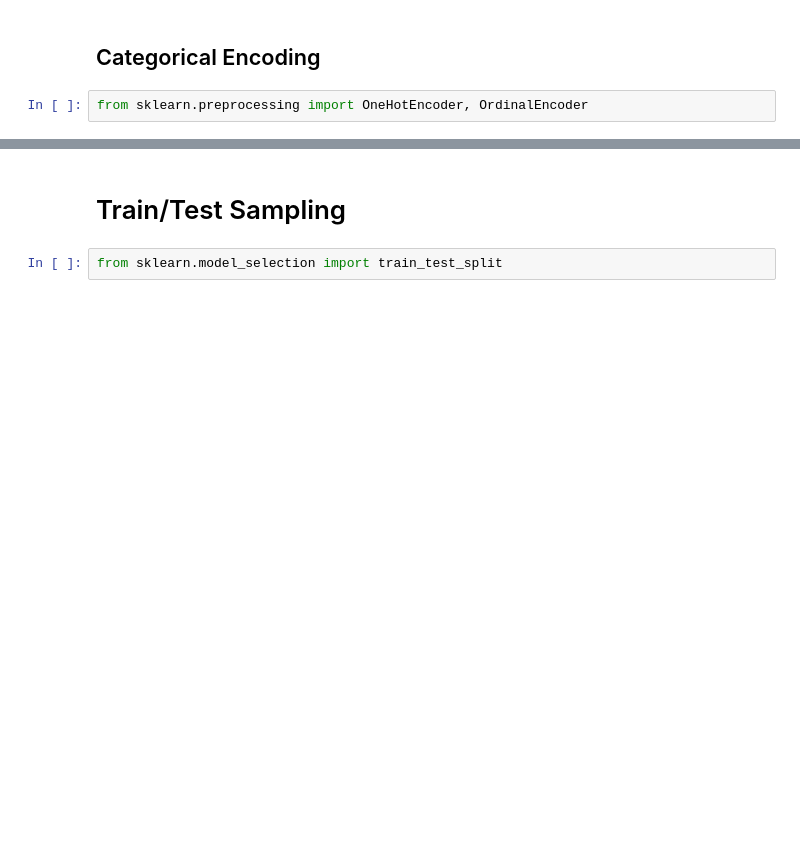
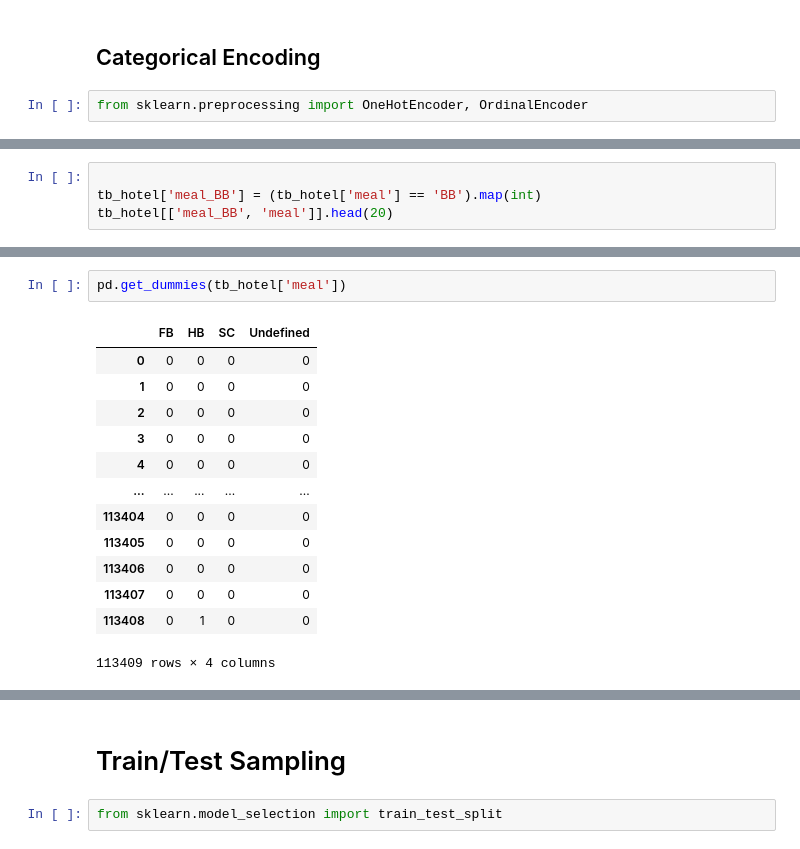
Before and after one commit to pedroteche-ih/DAFT_MEX_202209, a Jupyter notebook: ML Workflow.ipynb, the cells around one changed output, grey strips where cells are left out. Saved outputs shown, nothing was run; the diff lists cells and outputs as text; blank space fills up the shorter version.

```diff
--- a/ML Workflow.ipynb
+++ b/ML Workflow.ipynb
@@ -324,0 +378,4 @@ from sklearn.preprocessing import OneHotEncoder, OrdinalEncoder
+# %%
+
+tb_hotel['meal_BB'] = (tb_hotel['meal'] == 'BB').map(int)
+tb_hotel[['meal_BB', 'meal']].head(20)
@@ -324,0 +400,16 @@ from sklearn.preprocessing import OneHotEncoder, OrdinalEncoder
+# %%
+pd.get_dummies(tb_hotel['meal'])
+# %% [output]
+|  | FB | HB | SC | Undefined |
+| 0 | 0 | 0 | 0 | 0 |
+| 1 | 0 | 0 | 0 | 0 |
+| 2 | 0 | 0 | 0 | 0 |
+| 3 | 0 | 0 | 0 | 0 |
+| 4 | 0 | 0 | 0 | 0 |
+| ... | ... | ... | ... | ... |
+| 113404 | 0 | 0 | 0 | 0 |
+| 113405 | 0 | 0 | 0 | 0 |
+| 113406 | 0 | 0 | 0 | 0 |
+| 113407 | 0 | 0 | 0 | 0 |
+| 113408 | 0 | 1 | 0 | 0 |
+113409 rows × 4 columns
```
Also changed, not shown: parts of 14 cells of this notebook.
